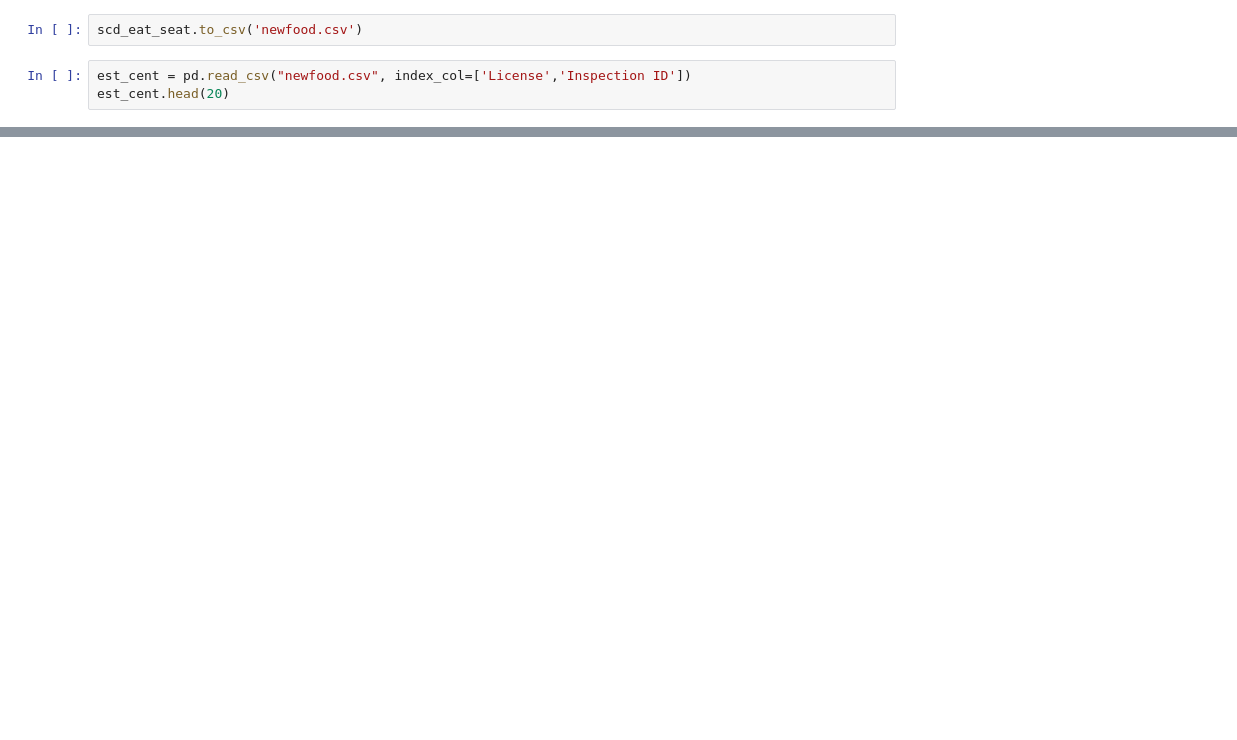
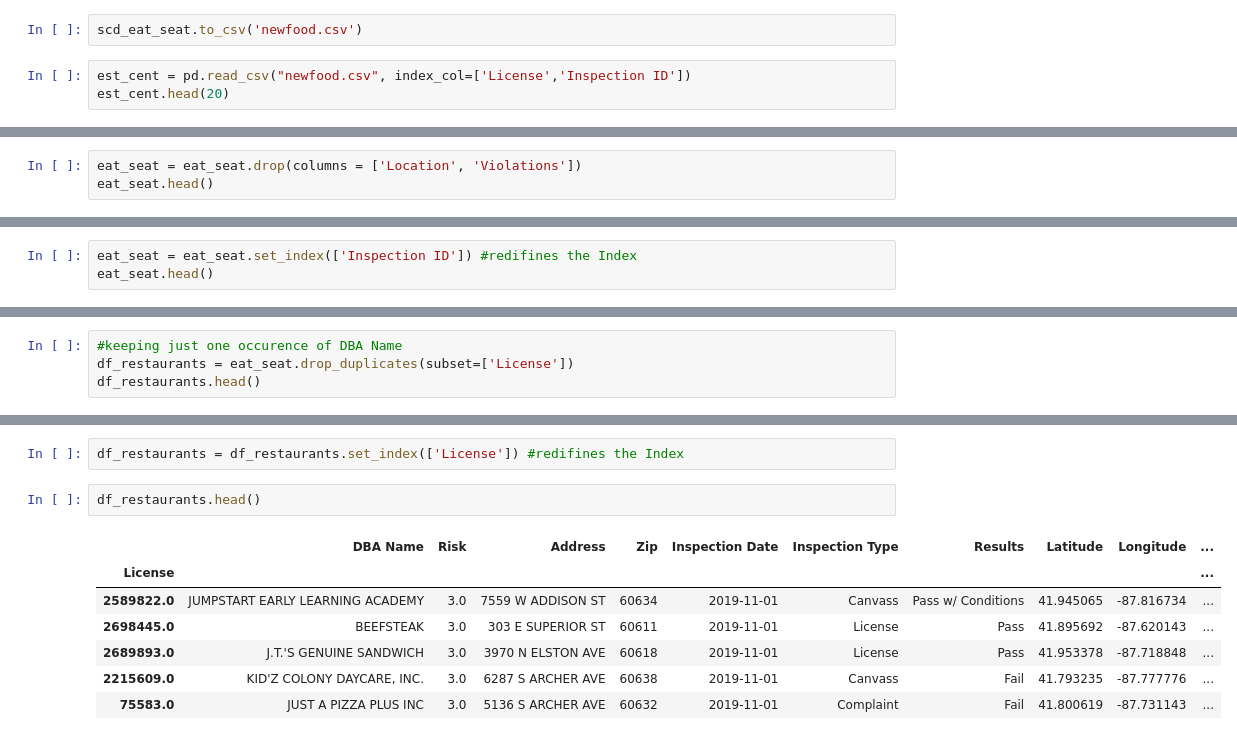
Before and after one commit to clairebilat/ada-2019-project-lost-and-found, a Jupyter notebook: couleurs_d_automne.ipynb, the cells around one changed output, grey strips where cells are left out. Saved outputs shown, nothing was run; the diff lists cells and outputs as text; blank space fills up the shorter version.

```diff
--- a/couleurs_d_automne.ipynb
+++ b/couleurs_d_automne.ipynb
@@ -444,0 +445,3 @@ violations
+# %%
+eat_seat = eat_seat.drop(columns = ['Location', 'Violations'])
+eat_seat.head()
@@ -444,0 +455,3 @@ violations
+# %%
+eat_seat = eat_seat.set_index(['Inspection ID']) #redifines the Index
+eat_seat.head()
@@ -444,0 +468,4 @@ violations
+# %%
+#keeping just one occurence of DBA Name
+df_restaurants = eat_seat.drop_duplicates(subset=['License'])
+df_restaurants.head()
@@ -444,0 +480,12 @@ violations
+# %%
+df_restaurants = df_restaurants.set_index(['License']) #redifines the Index
+# %%
+df_restaurants.head()
+# %% [output]
+|  | DBA Name | Risk | Address | Zip | Inspection Date | Inspection Type | Results | Latitude | Longitude | ... |
+| License |  |  |  |  |  |  |  |  |  | ... |
+| 2589822.0 | JUMPSTART EARLY LEARNING ACADEMY | 3.0 | 7559 W ADDISON ST | 60634 | 2019-11-01 | Canvass | Pass w/ Conditions | 41.945065 | -87.816734 | ... |
+| 2698445.0 | BEEFSTEAK | 3.0 | 303 E SUPERIOR ST | 60611 | 2019-11-01 | License | Pass | 41.895692 | -87.620143 | ... |
+| 2689893.0 | J.T.'S GENUINE SANDWICH | 3.0 | 3970 N ELSTON AVE | 60618 | 2019-11-01 | License | Pass | 41.953378 | -87.718848 | ... |
+| 2215609.0 | KID'Z COLONY DAYCARE, INC. | 3.0 | 6287 S ARCHER AVE | 60638 | 2019-11-01 | Canvass | Fail | 41.793235 | -87.777776 | ... |
+| 75583.0 | JUST A PIZZA PLUS INC | 3.0 | 5136 S ARCHER AVE | 60632 | 2019-11-01 | Complaint | Fail | 41.800619 | -87.731143 | ... |
```
Also changed, not shown: parts of 47 cells of this notebook.
